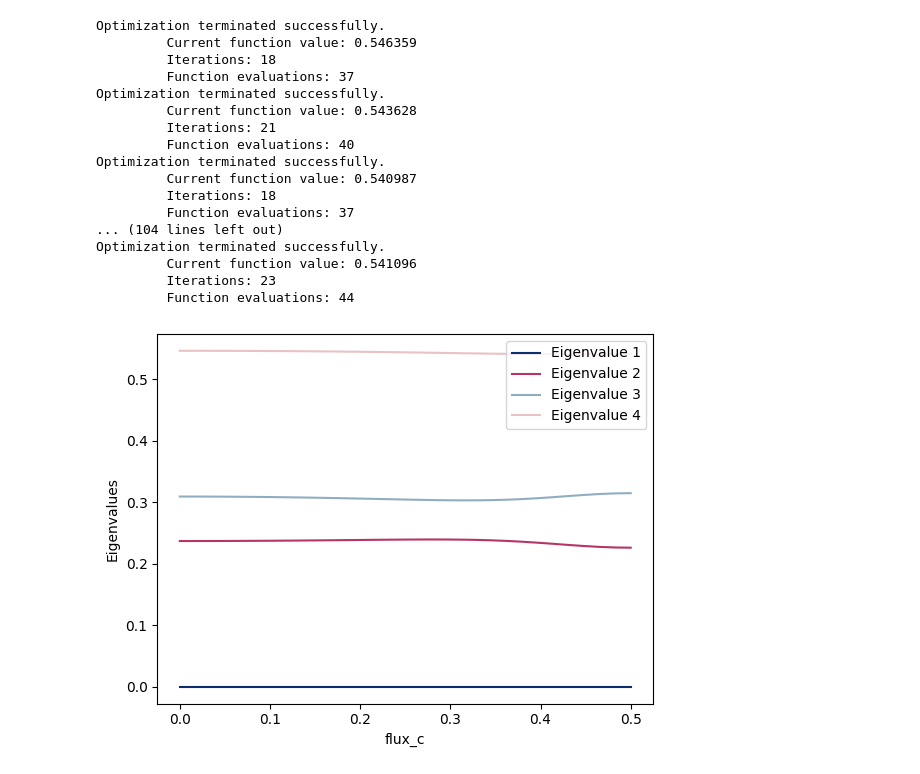
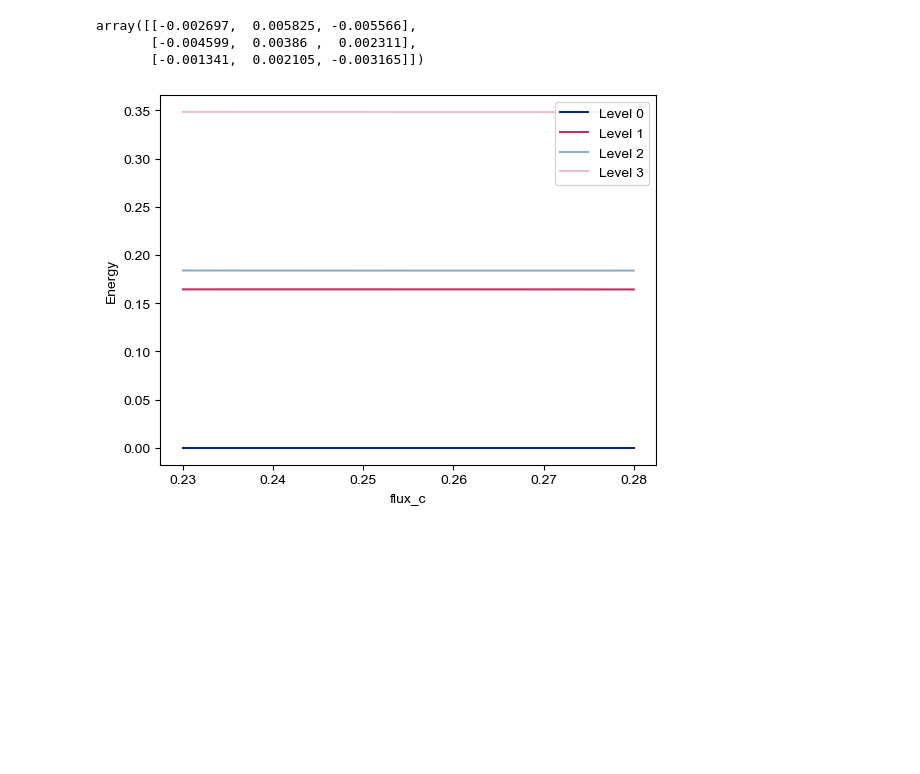
Before and after one commit to yunweilu/fluxonium, a Jupyter notebook: FFFcd.ipynb, the cells around one changed output. Cells and saved outputs as stored; diff of their text form; code cells hidden in the pictures; blank space fills up the shorter version.

```diff
--- a/FFFcd.ipynb
+++ b/FFFcd.ipynb
@@ -118,39 +172,39 @@ def compute_eigenvals(flux_c):
 # %%
 
 # Generate flux_c values
-flux_c_values = np.linspace(0, 0.5, 30)
+flux_c_values = np.linspace(0.23, 0.28, 12)
 
 # Use joblib to parallelize the computation
-eigenvals_list = Parallel(n_jobs=-1)(delayed(compute_eigenvals)(flux_c) for flux_c in flux_c_values)
-
-# Convert the list of eigenvalues to a numpy array for easier plotting
-eigenvals_array = np.array(eigenvals_list)
-
-# Plot the first four elements of eigenvals
-for i in range(4):
-    plt.plot(flux_c_values, eigenvals_array[:, i], label=f'Eigenvalue {i+1}')
-
-plt.xlabel('flux_c')
-plt.ylabel('Eigenvalues')
-plt.legend()
-plt.show()
+result = Parallel(n_jobs=-1)(delayed(compute_eigenvals_for_flux_c)(flux_c) for flux_c in flux_c_values)
-# %% [output]
-Optimization terminated successfully.
-         Current function value: 0.546359
-         Iterations: 18
-         Function evaluations: 37
-Optimization terminated successfully.
-         Current function value: 0.543628
-         Iterations: 21
-         Function evaluations: 40
-Optimization terminated successfully.
-         Current function value: 0.540987
-         Iterations: 18
-         Function evaluations: 37
-... (104 lines left out)
-Optimization terminated successfully.
-         Current function value: 0.541096
-         Iterations: 23
-         Function evaluations: 44
-[figure, removed]
+# %%
+der_matrices[11]
+# %% [output]
+array([[-0.002697,  0.005825, -0.005566],
+       [-0.004599,  0.00386 ,  0.002311],
+       [-0.001341,  0.002105, -0.003165]])
+# %%
+# Separate the result into evals_array and H_eff_array
+evals_array = np.array([res[0] for res in result])
+H_eff_array = np.array([res[2] for res in result])
+H0_array = np.array([res[1] for res in result])
+der_matrices = np.array([res[3] for res in result])
+# Make diagonal elements of H_eff to be 0 and keep others
+# for H_eff in H_eff_array:
+#     H_eff[np.diag_indices_from(H_eff)] = 0
+
+# Diagonalize each H_eff and plot the corresponding lowest 4 levels
+eigenvalues = np.array([np.linalg.eigvalsh(H_eff + H0)[:4] for H_eff, H0 in zip(H_eff_array, H0_array)])
+
+# Subtract the first element from each eigenvalues array
+for i in range(eigenvalues.shape[0]):
+    eigenvalues[i] -= eigenvalues[i, 0]
+# Plot the lowest 4 levels
+for i in range(4):
+    plt.plot(flux_c_values, eigenvalues[:, i], label=f'Level {i}')
+plt.xlabel('flux_c')
+plt.ylabel('Energy')
+plt.legend()
+plt.show()
+# %% [output]
+[figure, added]
 # %%
```
Also changed, not shown: parts of 16 cells of this notebook.
